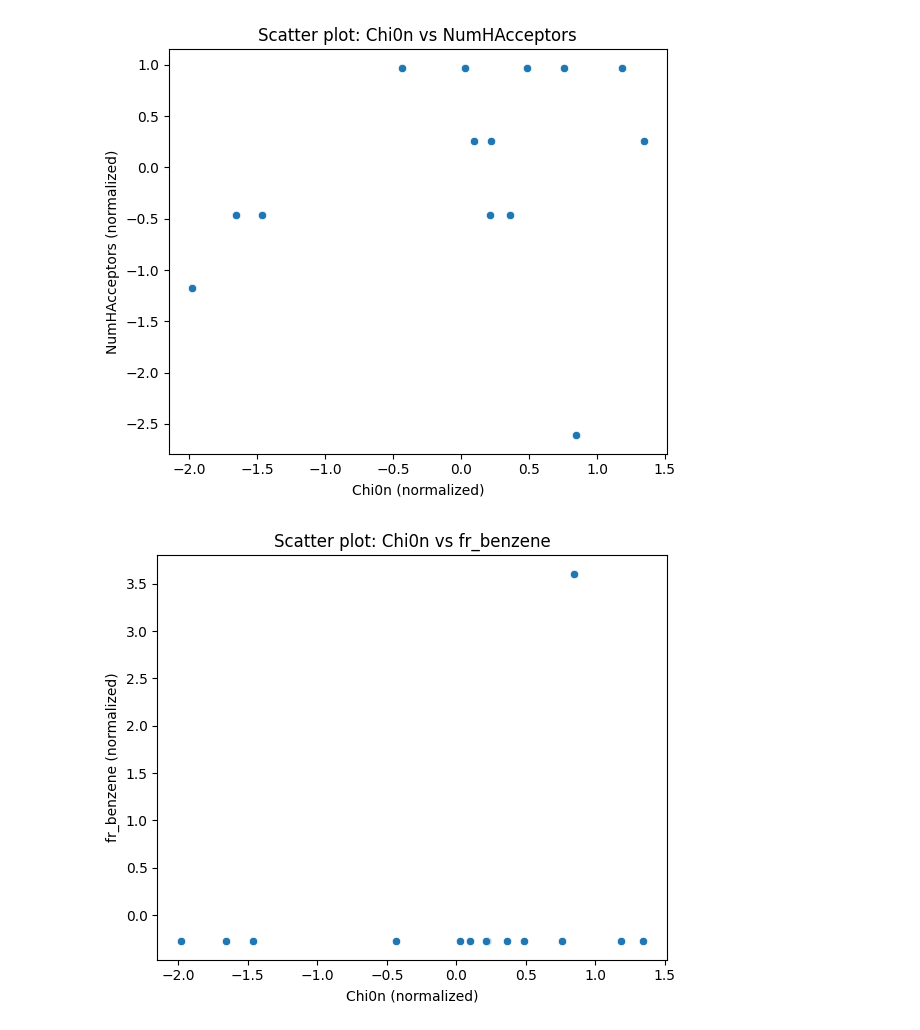
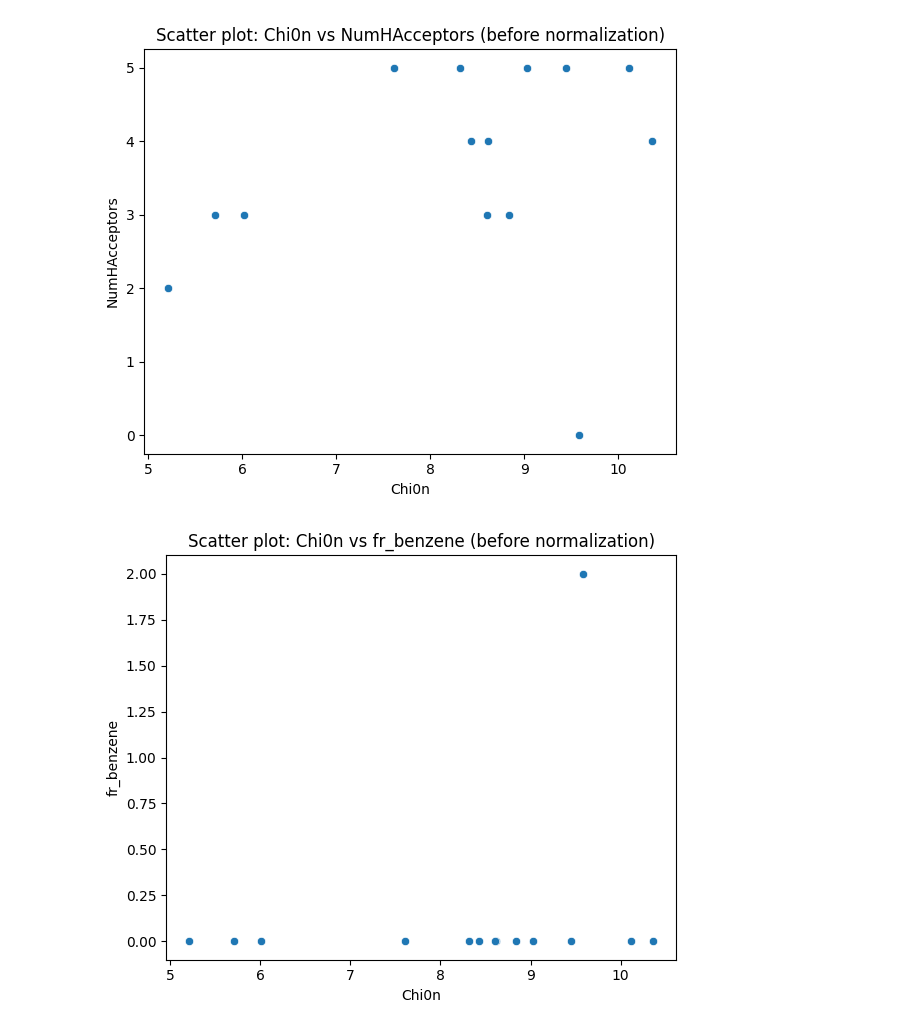
Before and after one commit to OlaBarczyk/Linear-Regression-Python-Portfolio, a Jupyter notebook: MyFirstNotebook.ipynb, the cells around one changed output. Drawn from its saved outputs; the diff is of its cells as text; code cells hidden in the pictures.

```diff
--- a/MyFirstNotebook.ipynb
+++ b/MyFirstNotebook.ipynb
@@ -7,7 +11,9 @@ import seaborn as sns
 # %%
-#Data loading
-file_path = 'E:\\korepetycje_Jakub_Bozek\\korepetycje-1\\projekty\\projekt1\\Descriptors.xlsx'
-data = pd.read_excel(file_path)
+# Data loading
+base_dir = "E:\\korepetycje_Jakub_Bozek"
+os.chdir(base_dir)
+file_name = "Descriptors.xlsx"
+data = pd.read_excel(file_name)
 # %%
 #Basic informations
 print(data.info())
@@ -63,0 +73,4 @@ data_normalized = pd.DataFrame(scaler.fit_transform(numeric_data), columns=numer
+# %%
+# Filter only existing variables after cleaning
+variables = [var for var in variables if var in data.columns and var in data_normalized.columns]
+print(f"Variables used: {variables}")
@@ -96,14 +119,12 @@ for var in variables:
 # %%
-# Scatter plots for each pair of variables
-from itertools import combinations
-
+# Scatter plots for each pair of variables (before normalization)
 pairs = list(combinations(variables, 2))
 for x, y in pairs:
     plt.figure(figsize=(6, 5))
-    sns.scatterplot(x=data_normalized[x], y=data_normalized[y])
-    plt.title(f'Scatter plot: {x} vs {y}')
-    plt.xlabel(f'{x} (normalized)')
-    plt.ylabel(f'{y} (normalized)')
+    sns.scatterplot(x=data[x], y=data[y])
+    plt.title(f'Scatter plot: {x} vs {y} (before normalization)')
+    plt.xlabel(x)
+    plt.ylabel(y)
     plt.tight_layout()
     plt.show()
 # %% [output]
@@ -115,2 +136,2 @@ for x, y in pairs:
-[figure, old version]
+[figure, new version]
-[figure, old version]
+[figure, new version]
```
Also changed, not shown: parts of 14 cells of this notebook.
